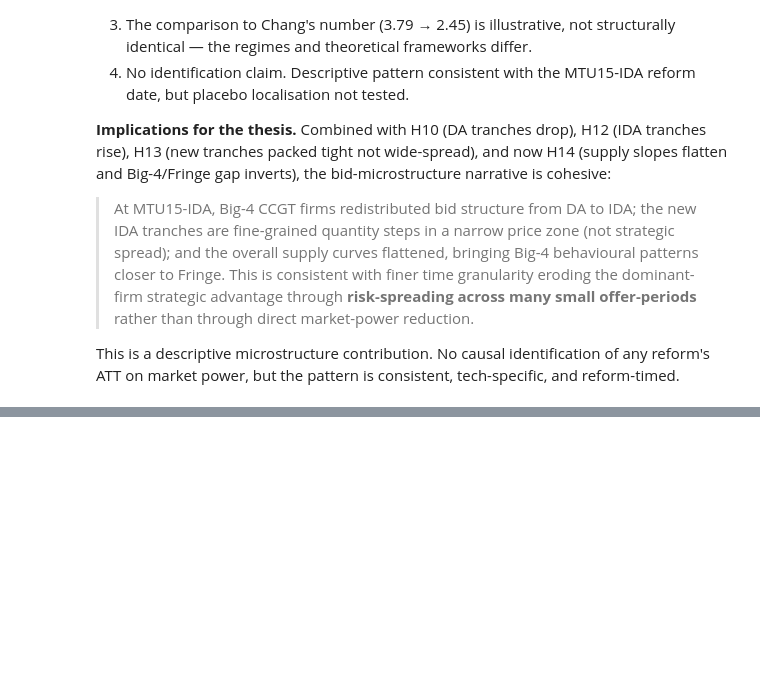
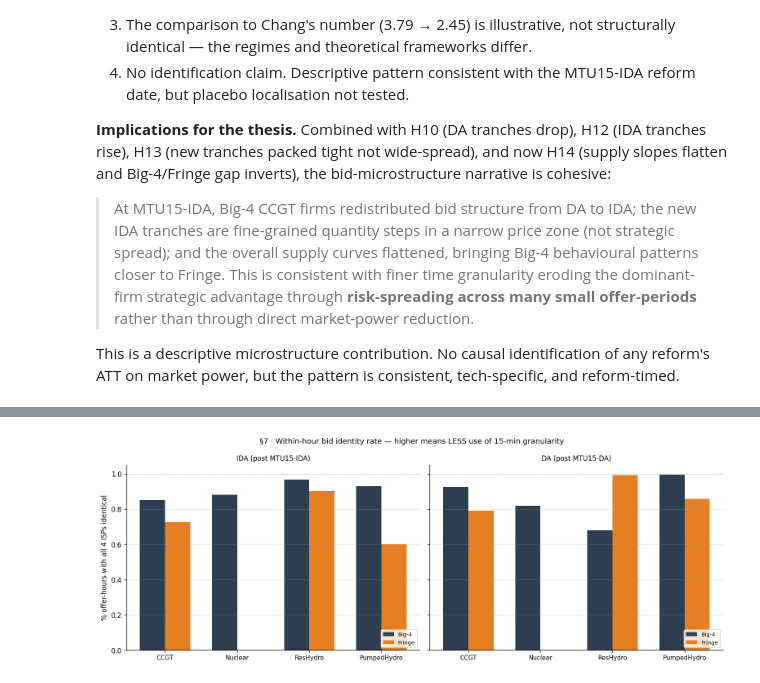
Before and after one commit to PabloParamioPerez/mtu15_project, a Jupyter notebook: explore/09_bid_shape_eda.ipynb, the cells around one changed output, grey strips where cells are left out. Saved outputs shown, nothing was run; the diff lists cells and outputs as text; code cells hidden in the pictures; blank space fills up the shorter version.

```diff
--- a/explore/09_bid_shape_eda.ipynb
+++ b/explore/09_bid_shape_eda.ipynb
@@ -755,0 +774,98 @@ This is a descriptive microstructure contribution. No causal identification of a
+# %%
+# §7 — Within-hour bid similarity: do firms use 15-min granularity?
+
+q7_ida = (
+    "WITH "
+    "panel AS (SELECT DISTINCT unit_code, CAST(date AS DATE) AS date, technology, big4 "
+    f"          FROM read_parquet('{PANEL}') WHERE technology IN {DISP_TECHS}), "
+    "icab_sell AS (SELECT CAST(date AS DATE) AS date, session_number, offer_code, version, offer_number, unit_code "
+    f"              FROM read_parquet('{ICAB}') WHERE buy_sell='V'), "
+    "per_op AS (SELECT CAST(date AS DATE) AS date, session_number, offer_code, version, offer_number, period, "
+    "                  CONCAT(COUNT(*), '|', ROUND(SUM(quantity_mw), 1), '|', "
+    "                         ROUND(MIN(price_eur_mwh), 2), '|', ROUND(MAX(price_eur_mwh), 2), '|', "
+    "                         ROUND(SUM(quantity_mw*price_eur_mwh)/NULLIF(SUM(quantity_mw),0), 2)) AS sig "
+    f"           FROM read_parquet('{IDET}') "
+    f"           WHERE CAST(date AS DATE) >= DATE '{IR}' AND CAST(date AS DATE) < DATE '{DR}' AND period <= 96 "
+    "           GROUP BY 1,2,3,4,5,6), "
+    "hour_sigs AS (SELECT p_op.date, p_op.session_number, p_op.offer_code, p_op.offer_number, "
+    "                     CAST(CEIL(p_op.period / 4.0) AS INT) AS hour, p.big4, p.technology, "
+    "                     COUNT(DISTINCT p_op.sig) AS n_distinct_sigs, COUNT(*) AS n_isps "
+    "              FROM per_op p_op "
+    "              JOIN icab_sell c USING (date, session_number, offer_code, version, offer_number) "
+    "              JOIN panel p ON p.unit_code=c.unit_code AND p.date=p_op.date "
+    "              GROUP BY 1,2,3,4,5,6,7) "
+    "SELECT CASE WHEN big4=1 THEN 'Big-4' ELSE 'Fringe' END AS grp, technology, "
+    "       AVG(CASE WHEN n_distinct_sigs=1 THEN 1.0 ELSE 0.0 END) AS pct_identical, "
+    "       AVG(CASE WHEN n_distinct_sigs=4 THEN 1.0 ELSE 0.0 END) AS pct_all_different, "
+    "       AVG(n_distinct_sigs) AS avg_distinct, COUNT(*) AS n_hours "
+    "FROM hour_sigs WHERE n_isps = 4 GROUP BY 1,2 ORDER BY grp, technology"
+)
+con.execute('SET preserve_insertion_order=false')
+ida_sim = con.execute(q7_ida).fetchdf()
+
+q7_da = (
+    "WITH "
+    "panel AS (SELECT DISTINCT unit_code, CAST(date AS DATE) AS date, technology, big4 "
+    f"          FROM read_parquet('{PANEL}') WHERE technology IN {DISP_TECHS}), "
+    "cab_sell AS (SELECT CAST(date AS DATE) AS date, offer_code, version, unit_code "
+    f"             FROM read_parquet('{CAB}') WHERE buy_sell='V'), "
+    "per_op AS (SELECT CAST(date AS DATE) AS date, offer_code, version, period, "
+    "                  CONCAT(COUNT(*), '|', ROUND(SUM(quantity_mw), 1), '|', "
+    "                         ROUND(MIN(price_eur_mwh), 2), '|', ROUND(MAX(price_eur_mwh), 2), '|', "
+    "                         ROUND(SUM(quantity_mw*price_eur_mwh)/NULLIF(SUM(quantity_mw),0), 2)) AS sig "
+    f"           FROM read_parquet('{DET}') "
+    f"           WHERE CAST(date AS DATE) >= DATE '{DR}' AND period <= 96 "
+    "           GROUP BY 1,2,3,4), "
+    "hour_sigs AS (SELECT p_op.date, p_op.offer_code, "
+    "                     CAST(CEIL(p_op.period / 4.0) AS INT) AS hour, p.big4, p.technology, "
+    "                     COUNT(DISTINCT p_op.sig) AS n_distinct_sigs, COUNT(*) AS n_isps "
+    "              FROM per_op p_op "
+    "              JOIN cab_sell c USING (date, offer_code, version) "
+    "              JOIN panel p ON p.unit_code=c.unit_code AND p.date=p_op.date "
+    "              GROUP BY 1,2,3,4,5) "
+    "SELECT CASE WHEN big4=1 THEN 'Big-4' ELSE 'Fringe' END AS grp, technology, "
+    "       AVG(CASE WHEN n_distinct_sigs=1 THEN 1.0 ELSE 0.0 END) AS pct_identical, "
+    "       AVG(CASE WHEN n_distinct_sigs=4 THEN 1.0 ELSE 0.0 END) AS pct_all_different, "
+    "       AVG(n_distinct_sigs) AS avg_distinct, COUNT(*) AS n_hours "
+    "FROM hour_sigs WHERE n_isps = 4 GROUP BY 1,2 ORDER BY grp, technology"
+)
+da_sim = con.execute(q7_da).fetchdf()
+
+# Display results
+print('§7 · Within-hour bid similarity: IDA, post-MTU15-IDA window (2025-03-19 to 2025-09-30):')
+print('  pct_identical = share of offer-hours where all 4 intra-hour ISPs have identical bid signatures')
+print()
+print(ida_sim.round(3).to_string(index=False))
+print()
+print('§7 · Within-hour bid similarity: DA, post-MTU15-DA window (2025-10-01 onward):')
+print(da_sim.round(3).to_string(index=False))
+
+# Side-by-side comparison plot
+fig, axes = plt.subplots(1, 2, figsize=(13, 4.8), sharey=True)
+tech_order_s7 = ['Ciclo Combinado', 'Nuclear', 'Hidráulica Generación', 'Hidráulica de Bombeo Puro']
+tech_labels_s7 = {'Ciclo Combinado': 'CCGT', 'Nuclear': 'Nuclear',
+                  'Hidráulica Generación': 'ResHydro', 'Hidráulica de Bombeo Puro': 'PumpedHydro'}
+
+for ax, data, title in [(axes[0], ida_sim, 'IDA (post MTU15-IDA)'),
+                         (axes[1], da_sim,  'DA (post MTU15-DA)')]:
+    techs = [t for t in tech_order_s7 if t in data['technology'].unique()]
+    xs = np.arange(len(techs))
+    width = 0.35
+    b4 = [data[(data['grp']=='Big-4') & (data['technology']==t)]['pct_identical'].iloc[0] if len(data[(data['grp']=='Big-4') & (data['technology']==t)]) > 0 else np.nan for t in techs]
+    fr = [data[(data['grp']=='Fringe') & (data['technology']==t)]['pct_identical'].iloc[0] if len(data[(data['grp']=='Fringe') & (data['technology']==t)]) > 0 else np.nan for t in techs]
+    ax.bar(xs - width/2, b4, width, color='#2c3e50', label='Big-4')
+    ax.bar(xs + width/2, fr, width, color='#e67e22', label='Fringe')
+    ax.axhline(1.0, color='k', lw=0.6, ls=':', alpha=0.4)
+    ax.set_xticks(xs)
+    ax.set_xticklabels([tech_labels_s7[t] for t in techs], fontsize=9)
+    ax.set_title(f'{title}', fontsize=10)
+    ax.set_ylabel('% offer-hours with all 4 ISPs identical' if title.startswith('IDA') else '')
+    ax.set_ylim(0, 1.05)
+    ax.grid(axis='y', alpha=0.3)
+    ax.legend(loc='lower right', fontsize=8)
+
+fig.suptitle('§7 · Within-hour bid identity rate — higher means LESS use of 15-min granularity',
+             fontsize=11)
+plt.tight_layout()
+plt.show()
+# %% [output]
@@ -755,0 +889 @@ This is a descriptive microstructure contribution. No causal identification of a
+[figure, added]
```
Also changed, not shown: parts of 3 cells of this notebook, 1 other file.
